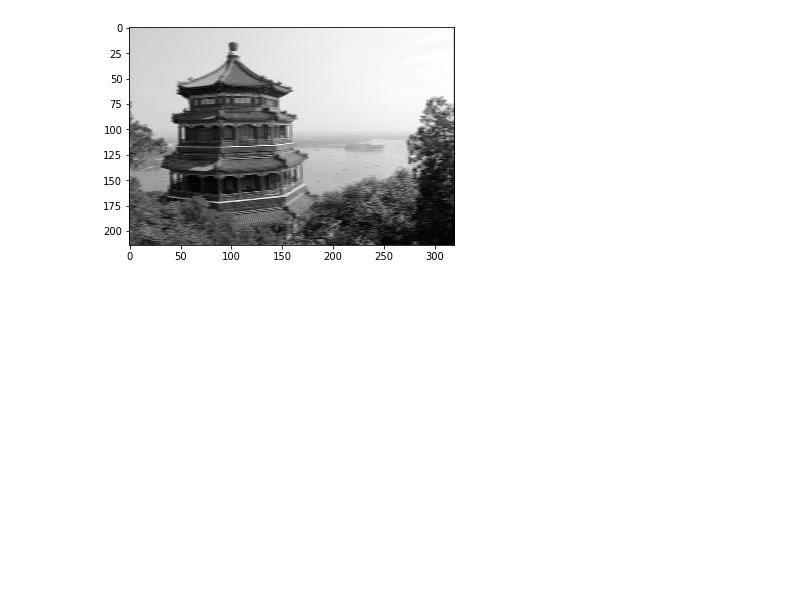
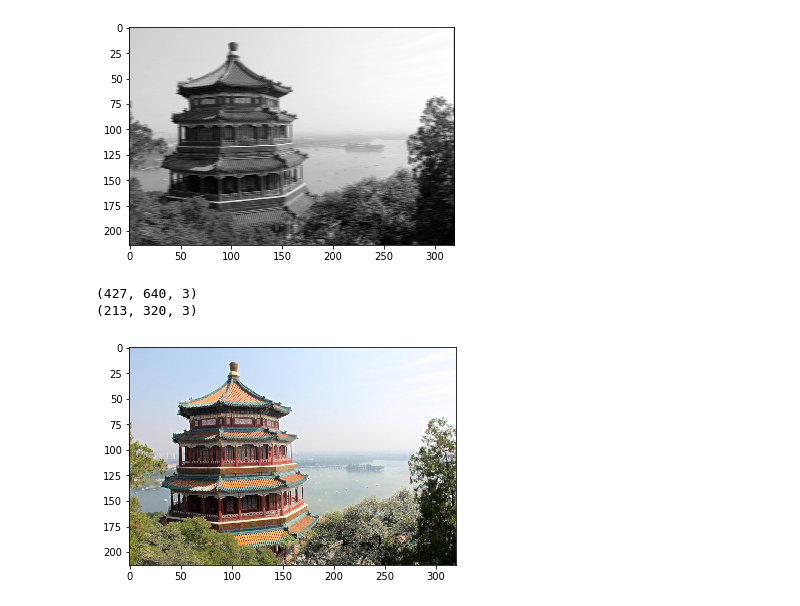
Before and after one commit to cwinsor/metrowest_scikit_tensorflow_cnn_car, a Jupyter notebook: jupyter_notebooks_scikit_learn/chapter13.ipynb, the cells around one changed output. Drawn from its saved outputs; the diff is of its cells as text; code cells hidden in the pictures; blank space fills up the shorter version.

```diff
--- a/jupyter_notebooks_scikit_learn/chapter13.ipynb
+++ b/jupyter_notebooks_scikit_learn/chapter13.ipynb
@@ -46,0 +55,17 @@ plt.show()
+# %%
+# page 368 - create a Max pooling layer
+# create a graph with input X plus a max pooling layer
+x = tf.placeholder(tf.float32, shape=(None, height, width, channels))
+max_pool = tf.nn.max_pool(x, ksize=[1,2,2,1], strides=[1,2,2,1], padding="VALID")
+
+print(dataset[0].shape)
+with tf.Session() as sess:
+    output = sess.run(max_pool, feed_dict={x: dataset})
+
+print(output[0].shape)
+plt.imshow(output[0].astype(np.uint8))  # plot the output for the 1st image
+plt.show()
+# %% [output]
+(427, 640, 3)
+(213, 320, 3)
+[figure, added]
```
Also changed, not shown: parts of 6 cells of this notebook, 24 other files.
